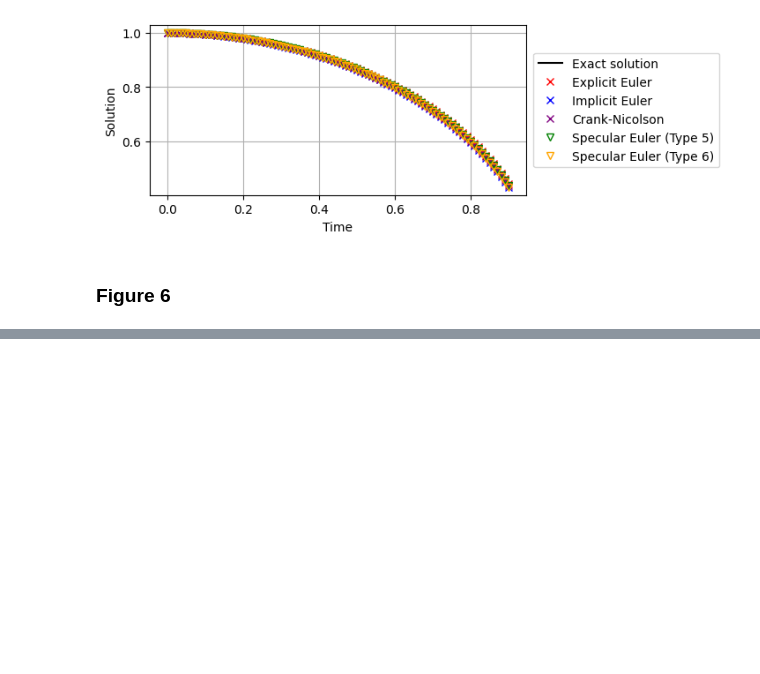
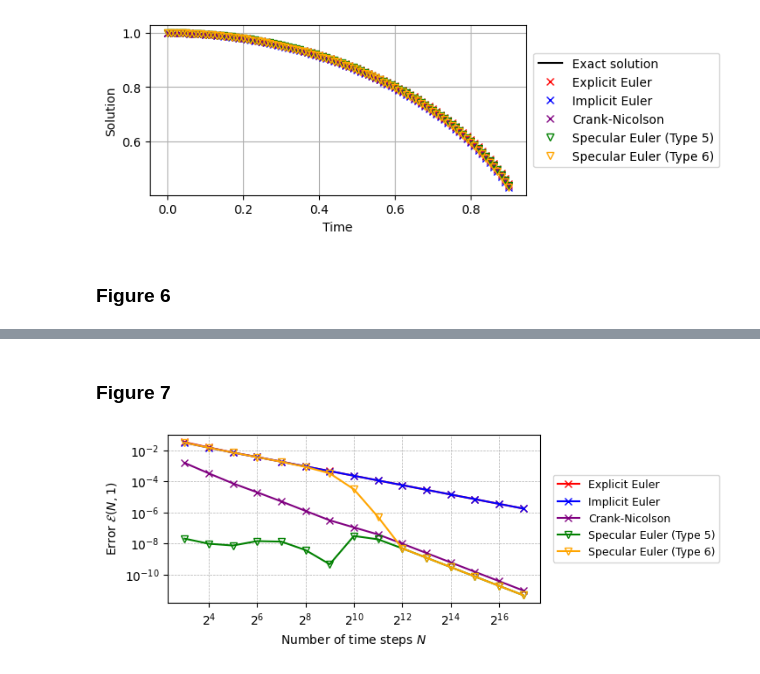
Before and after one commit to kyjung2357/specular-differentiation, a Jupyter notebook: examples/ode/Nonlinear numerical schemes using specular differentiation for IVP for 1st-order ODEs.ipynb, the cells around one changed output, grey strips where cells are left out. Saved outputs shown, nothing was run; the diff lists cells and outputs as text; code cells hidden in the pictures; blank space fills up the shorter version.

```diff
--- a/examples/ode/Nonlinear numerical schemes using specular differentiation for IVP for 1st-order ODEs.ipynb
+++ b/examples/ode/Nonlinear numerical schemes using specular differentiation for IVP for 1st-order ODEs.ipynb
@@ -281,0 +295,6 @@ plt.show()
+# %% [markdown]
+### Figure 7
+# %%
+error_analysis(example=1, norm='l1', F=F, t_0=0.0, T=0.9, max_iter=1000, exact_sol=exact_sol)
+# %% [output]
+[figure, added]
```
Also changed, not shown: parts of 12 cells of this notebook, 38 other files.
